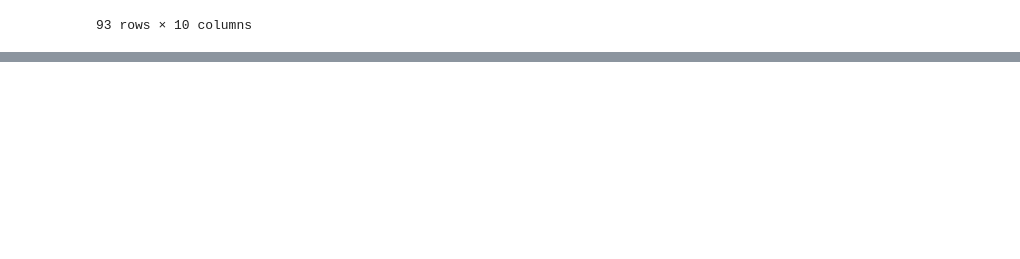
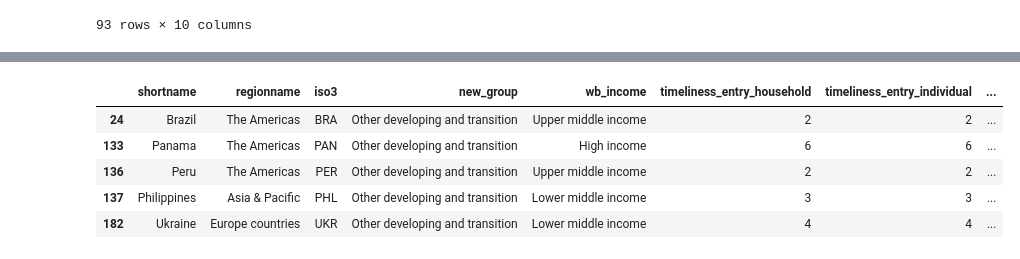
Before and after one commit to dianakorka/statistical_capacity, a Jupyter notebook: HH_capacity_index.ipynb, the cells around one changed output, grey strips where cells are left out. Cells and saved outputs as stored; diff of their text form; code cells hidden in the pictures; blank space fills up the shorter version.

```diff
--- a/HH_capacity_index.ipynb
+++ b/HH_capacity_index.ipynb
@@ -3681,0 +3748,17 @@ df[['shortname',
+# %%
+# leave expenditure asside
+
+df[['shortname',
+ 'regionname', 'iso3', 'new_group', 'wb_income', 'timeliness_entry_household',
+    'timeliness_entry_individual',
+    #'timeliness_disaggregated_household',
+    'timeliness_disaggregated_individual',
+    #'timeliness_expenditure'
+    ]][df.shortname.isin(['Philippines', 'Ukraine', 'Brazil', 'Panama', 'Peru'])].fillna(6)
+# %% [output]
+|  | shortname | regionname | iso3 | new_group | wb_income | timeliness_entry_household | timeliness_entry_individual | ... |
+| 24 | Brazil | The Americas | BRA | Other developing and transition | Upper middle income | 2 | 2 | ... |
+| 133 | Panama | The Americas | PAN | Other developing and transition | High income | 6 | 6 | ... |
+| 136 | Peru | The Americas | PER | Other developing and transition | Upper middle income | 2 | 2 | ... |
+| 137 | Philippines | Asia & Pacific | PHL | Other developing and transition | Lower middle income | 3 | 3 | ... |
+| 182 | Ukraine | Europe countries | UKR | Other developing and transition | Lower middle income | 4 | 4 | ... |
```
Also changed, not shown: parts of 8 cells of this notebook.
